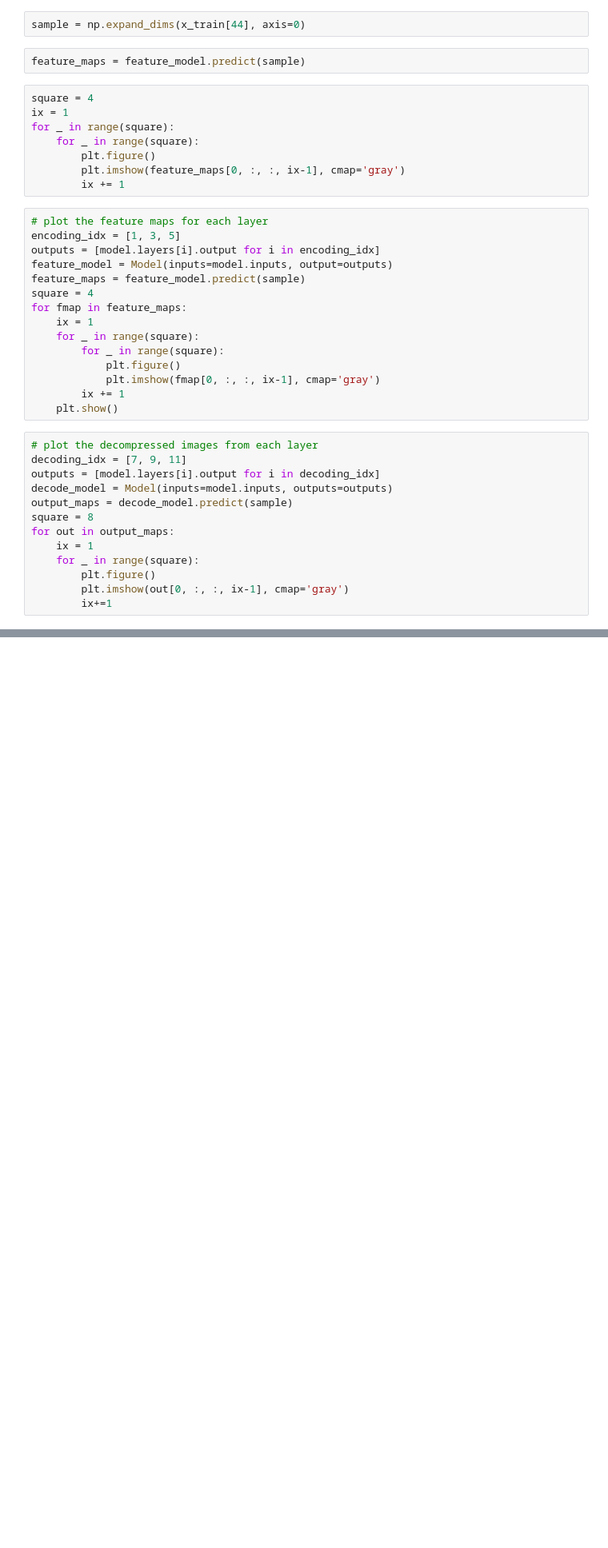
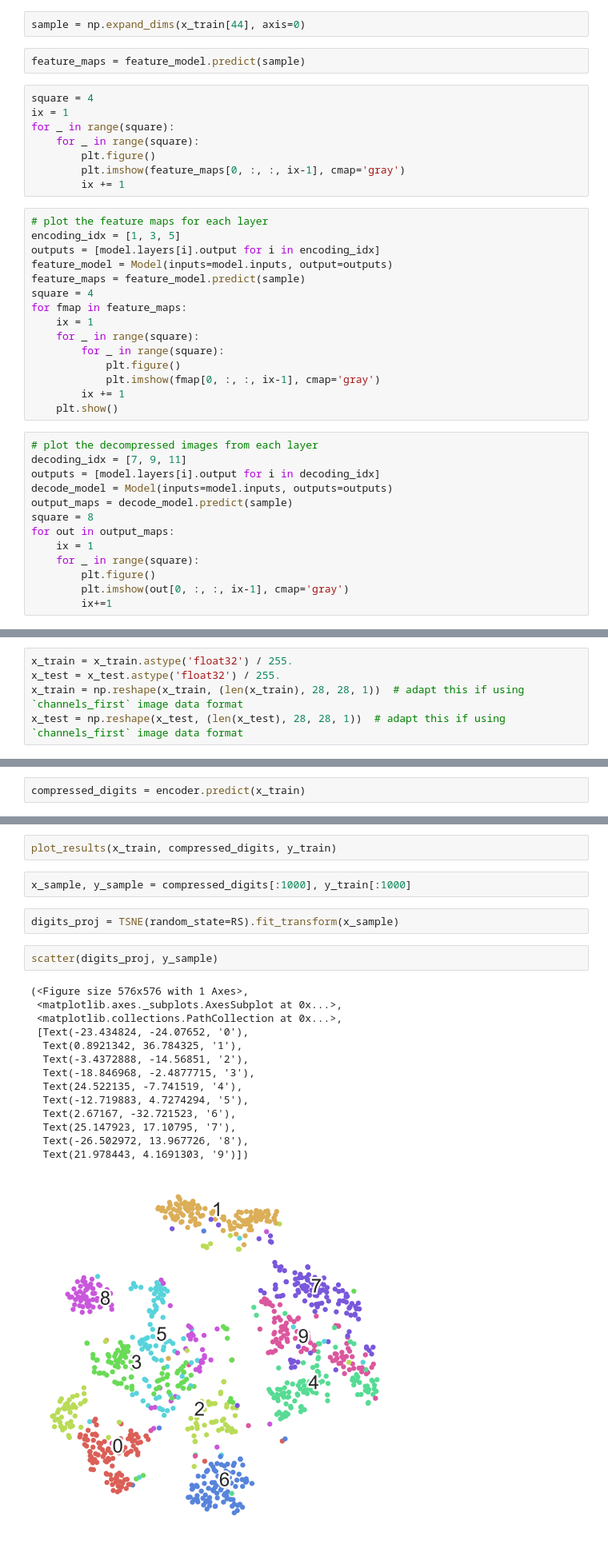
Before and after one commit to leonore/deep-learning-for-immune-cells, a Jupyter notebook: src/cell_autoencoder.ipynb, the cells around one changed output, grey strips where cells are left out. Shown at 80% size. Cells and saved outputs as stored; diff of their text form; blank space fills up the shorter version.

```diff
--- a/src/cell_autoencoder.ipynb
+++ b/src/cell_autoencoder.ipynb
@@ -393,0 +455,5 @@ for out in output_maps:
+# %%
+x_train = x_train.astype('float32') / 255.
+x_test = x_test.astype('float32') / 255.
+x_train = np.reshape(x_train, (len(x_train), 28, 28, 1))  # adapt this if using `channels_first` image data format
+x_test = np.reshape(x_test, (len(x_test), 28, 28, 1))  # adapt this if using `channels_first` image data format
@@ -393,0 +462,2 @@ for out in output_maps:
+# %%
+compressed_digits = encoder.predict(x_train)
@@ -393,0 +466,23 @@ for out in output_maps:
+# %%
+plot_results(x_train, compressed_digits, y_train)
+# %%
+x_sample, y_sample = compressed_digits[:1000], y_train[:1000]
+# %%
+digits_proj = TSNE(random_state=RS).fit_transform(x_sample)
+# %%
+scatter(digits_proj, y_sample)
+# %% [output]
+(<Figure size 576x576 with 1 Axes>,
+ <matplotlib.axes._subplots.AxesSubplot at 0x...>,
+ <matplotlib.collections.PathCollection at 0x...>,
+ [Text(-23.434824, -24.07652, '0'),
+  Text(0.8921342, 36.784325, '1'),
+  Text(-3.4372888, -14.56851, '2'),
+  Text(-18.846968, -2.4877715, '3'),
+  Text(24.522135, -7.741519, '4'),
+  Text(-12.719883, 4.7274294, '5'),
+  Text(2.67167, -32.721523, '6'),
+  Text(25.147923, 17.10795, '7'),
+  Text(-26.502972, 13.967726, '8'),
+  Text(21.978443, 4.1691303, '9')])
+[figure, added]
```
Also changed, not shown: parts of 26 cells of this notebook, 1 other file.
